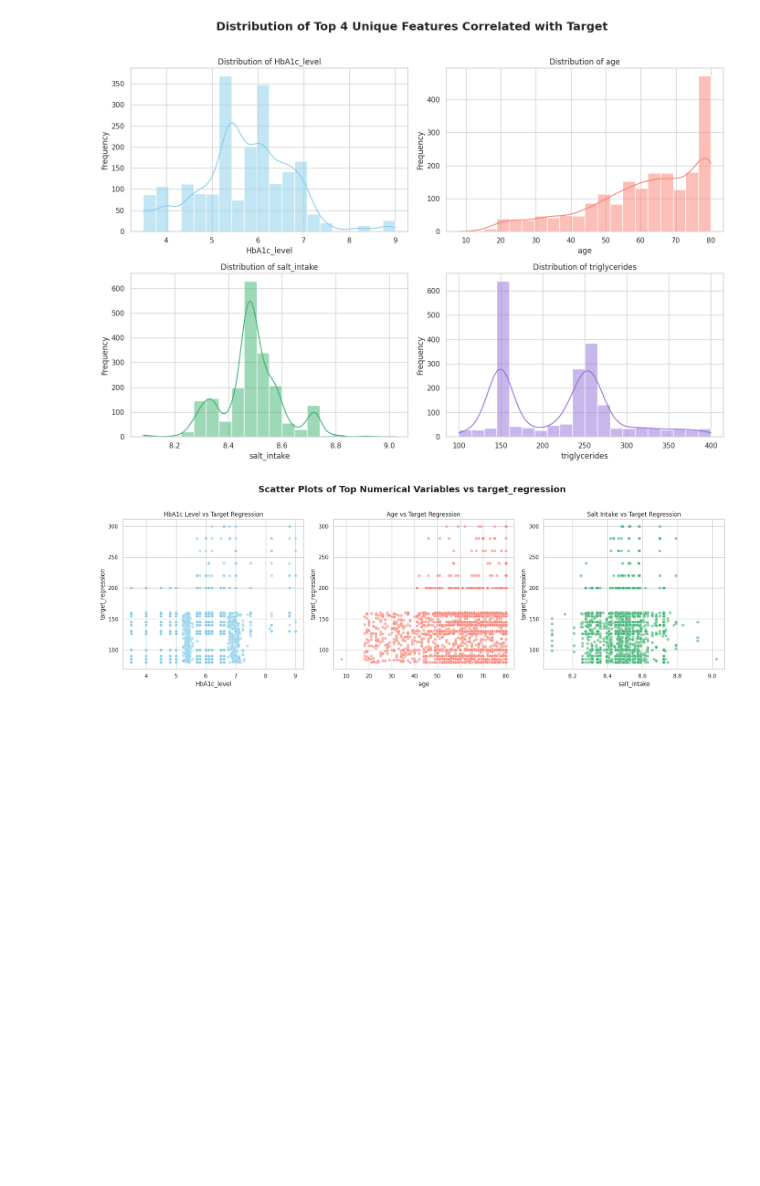
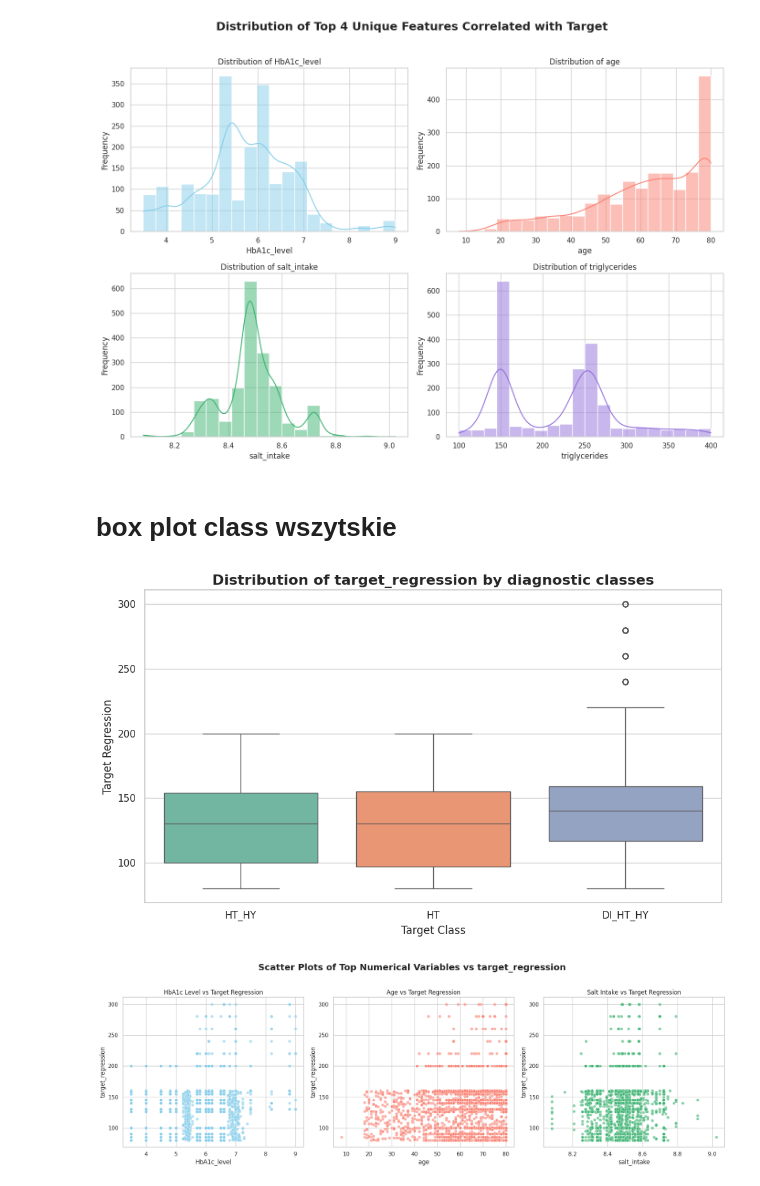
Before and after one commit to nwaryszak/APRAU, a Jupyter notebook: APRAU_Step1n.ipynb, the cells around one changed output. Cells and saved outputs as stored; diff of their text form; code cells hidden in the pictures; blank space fills up the shorter version.

```diff
--- a/APRAU_Step1n.ipynb
+++ b/APRAU_Step1n.ipynb
@@ -208,4 +208,17 @@ plt.tight_layout(rect=[0, 0, 1, 0.96])
 plt.show()
 # %% [output]
 [figure]
+# %% [markdown]
+# box plot class wszytskie
+# %%
+plt.figure(figsize=(10, 6))
+sns.boxplot(x='target_class', y='target_regression', hue='target_class', data=df, palette='Set2', legend=False)
+plt.title('Distribution of target_regression by diagnostic classes', fontsize=16, fontweight='bold')
+plt.xlabel('Target Class')
+plt.ylabel('Target Regression')
+plt.xticks(rotation=0)
+plt.tight_layout()
+plt.show()
+# %% [output]
+[figure, added]
 # %%
```
Also changed, not shown: parts of 6 cells of this notebook.
